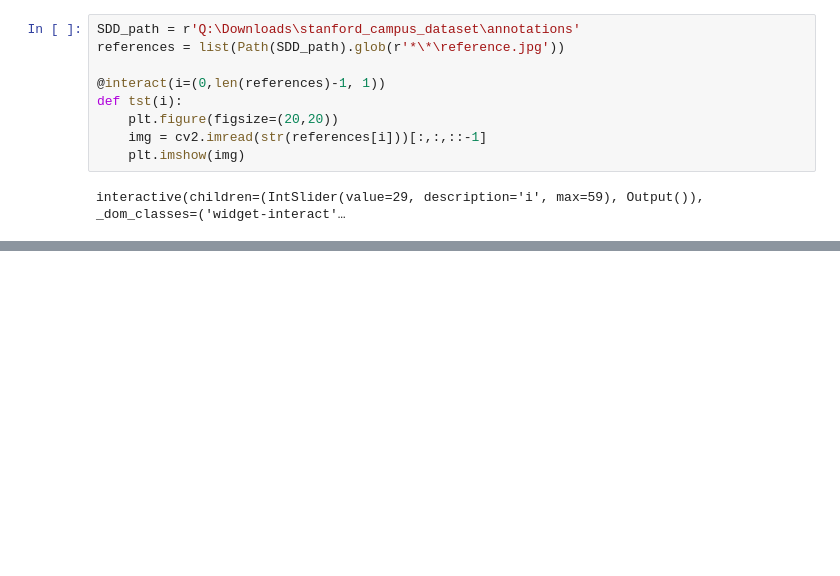
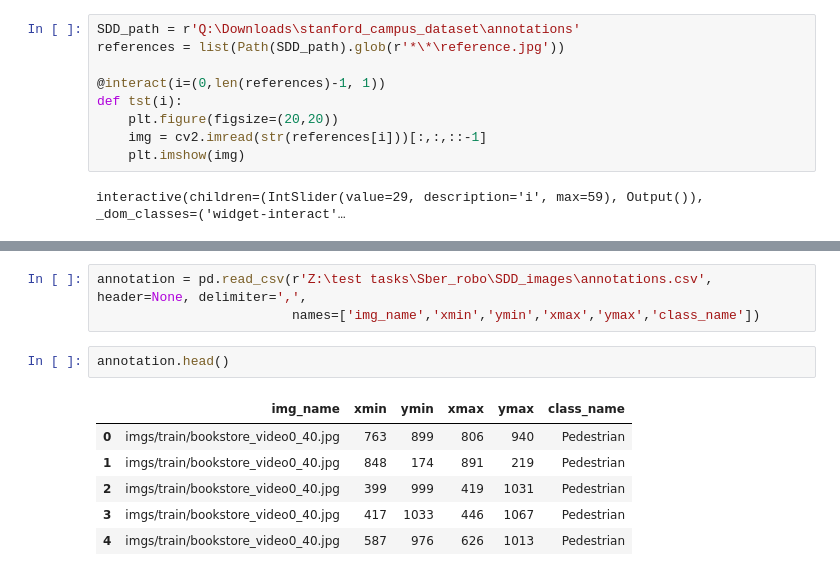
Before and after one commit to jedivova/StanfordDroneDataset-Segmentation, a Jupyter notebook: dataset parsing.ipynb, the cells around one changed output, grey strips where cells are left out. Drawn from its saved outputs; the diff is of its cells as text; blank space fills up the shorter version.

```diff
--- a/dataset parsing.ipynb
+++ b/dataset parsing.ipynb
@@ -187,0 +155,12 @@ False
+# %%
+annotation = pd.read_csv(r'Z:\test tasks\Sber_robo\SDD_images\annotations.csv', header=None, delimiter=',',
+                         names=['img_name','xmin','ymin','xmax','ymax','class_name'])
+# %%
+annotation.head()
+# %% [output]
+|  | img_name | xmin | ymin | xmax | ymax | class_name |
+| 0 | imgs/train/bookstore_video0_40.jpg | 763 | 899 | 806 | 940 | Pedestrian |
+| 1 | imgs/train/bookstore_video0_40.jpg | 848 | 174 | 891 | 219 | Pedestrian |
+| 2 | imgs/train/bookstore_video0_40.jpg | 399 | 999 | 419 | 1031 | Pedestrian |
+| 3 | imgs/train/bookstore_video0_40.jpg | 417 | 1033 | 446 | 1067 | Pedestrian |
+| 4 | imgs/train/bookstore_video0_40.jpg | 587 | 976 | 626 | 1013 | Pedestrian |
```
Also changed, not shown: parts of 28 cells of this notebook, 35 other files.
